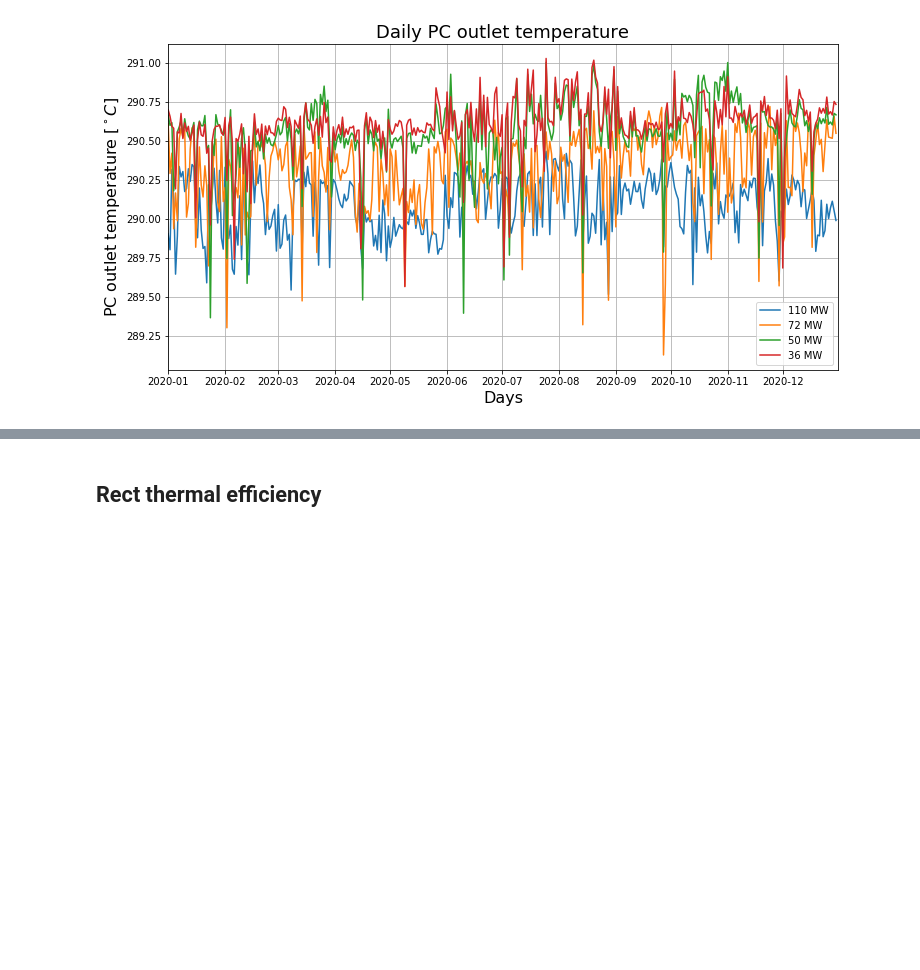
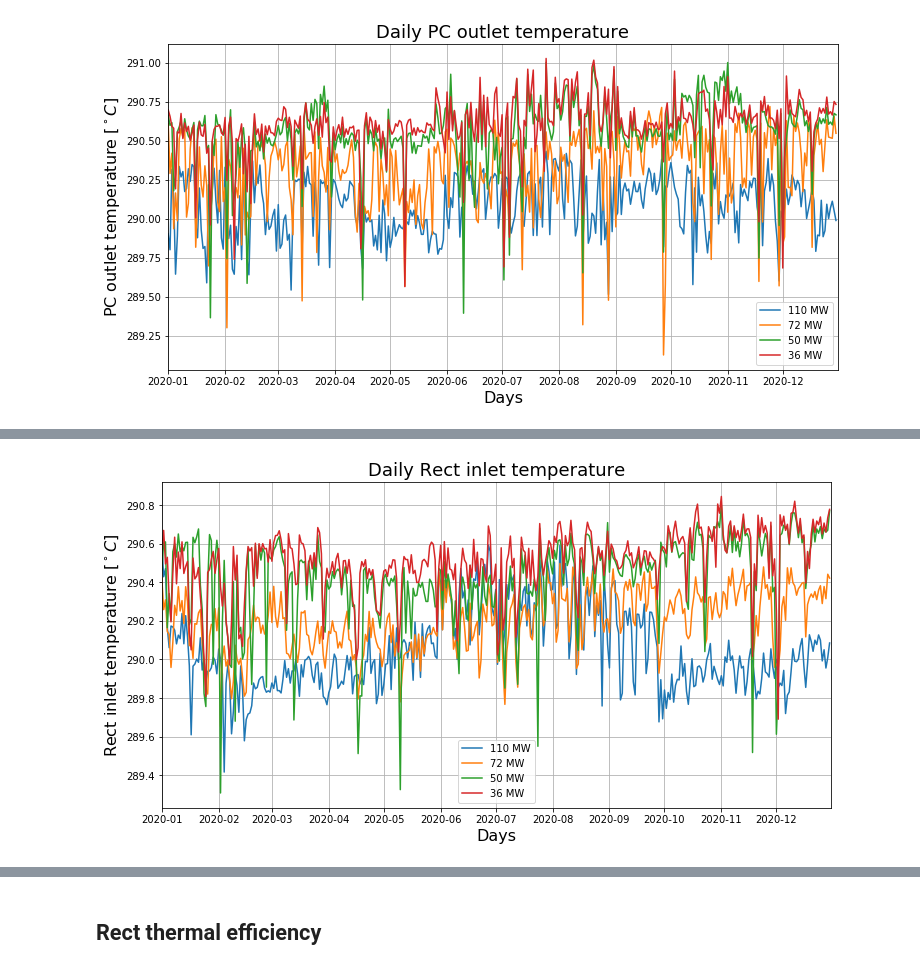
Before and after one commit to georgegacitua/CSP_data, a Jupyter notebook: CSP_plot_data.ipynb, the cells around one changed output, grey strips where cells are left out. Drawn from its saved outputs; the diff is of its cells as text; code cells hidden in the pictures; blank space fills up the shorter version.

Commit message:
added rect temperature plots

```diff
--- a/CSP_plot_data.ipynb
+++ b/CSP_plot_data.ipynb
@@ -197,0 +201,33 @@ plt.show()
+# %%
+#Get Rect inlet temperature
+r_inlet_t_36mw = data_36mw[:, 6].reshape((365, 24)).T
+r_inlet_t_36mw = r_inlet_t_36mw[7:19, :]
+mean_r_inlet_t_36mw = np.mean(r_inlet_t_36mw, axis= 0)
+r_inlet_t_50mw = data_50mw[:, 6].reshape((365, 24)).T
+r_inlet_t_50mw = r_inlet_t_50mw[7:19, :]
+mean_r_inlet_t_50mw = np.mean(r_inlet_t_50mw, axis= 0)
+r_inlet_t_72mw = data_72mw[:, 6].reshape((365, 24)).T
+r_inlet_t_72mw = r_inlet_t_72mw[7:19, :]
+mean_r_inlet_t_72mw = np.mean(r_inlet_t_72mw, axis= 0)
+r_inlet_t_110mw = data_110mw[:, 6].reshape((365, 24)).T
+r_inlet_t_110mw = r_inlet_t_110mw[7:19, :]
+mean_r_inlet_t_110mw = np.mean(r_inlet_t_110mw, axis= 0)
+
+#Graph
+plt.figure(figsize=(12, 6)) #Image Size
+plt.plot(date_list, mean_r_inlet_t_110mw, label= '110 MW')
+plt.plot(date_list, mean_r_inlet_t_72mw, label= '72 MW')
+plt.plot(date_list, mean_r_inlet_t_50mw, label= '50 MW')
+plt.plot(date_list, mean_r_inlet_t_36mw, label= '36 MW')
+plt.xlabel(r'Days', fontsize=16)
+plt.ylabel(r'Rect inlet temperature [$^\circ C$]', fontsize=16)
+plt.title("Daily Rect inlet temperature", fontsize=18)
+plt.xlim(datetime.date(2020, 1, 1), datetime.date(2020, 12, 31))
+plt.legend()
+plt.grid()
+
+#Save figure
+plt.savefig('daily_rect_inlet_t.png', format='png', bbox_inches='tight')
+plt.show()
+# %% [output]
+[figure, added]
```
Also changed, not shown: parts of 8 cells of this notebook, 2 other files.
